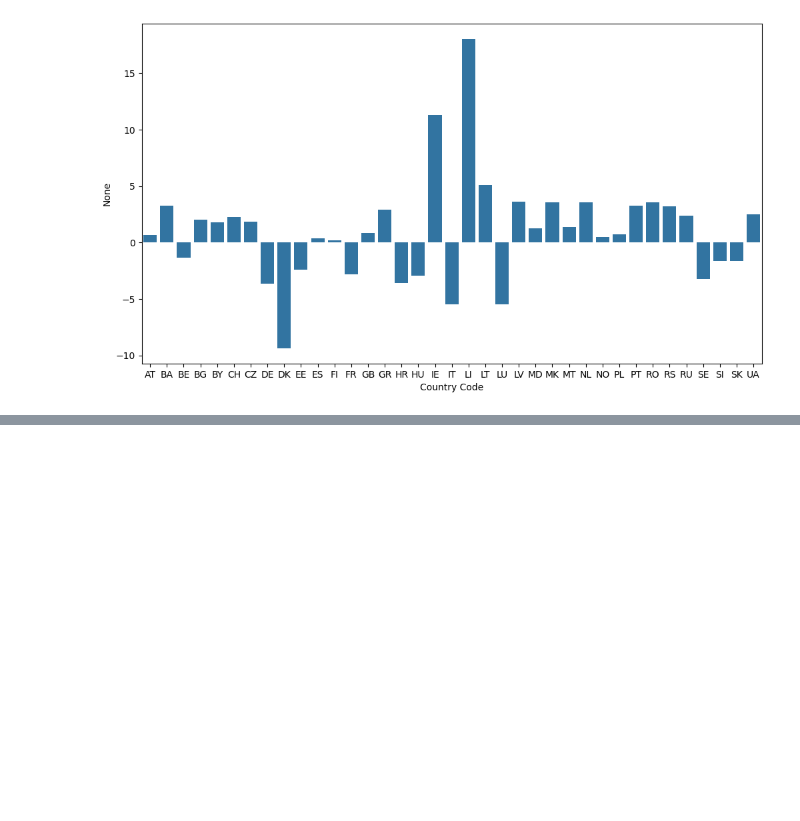
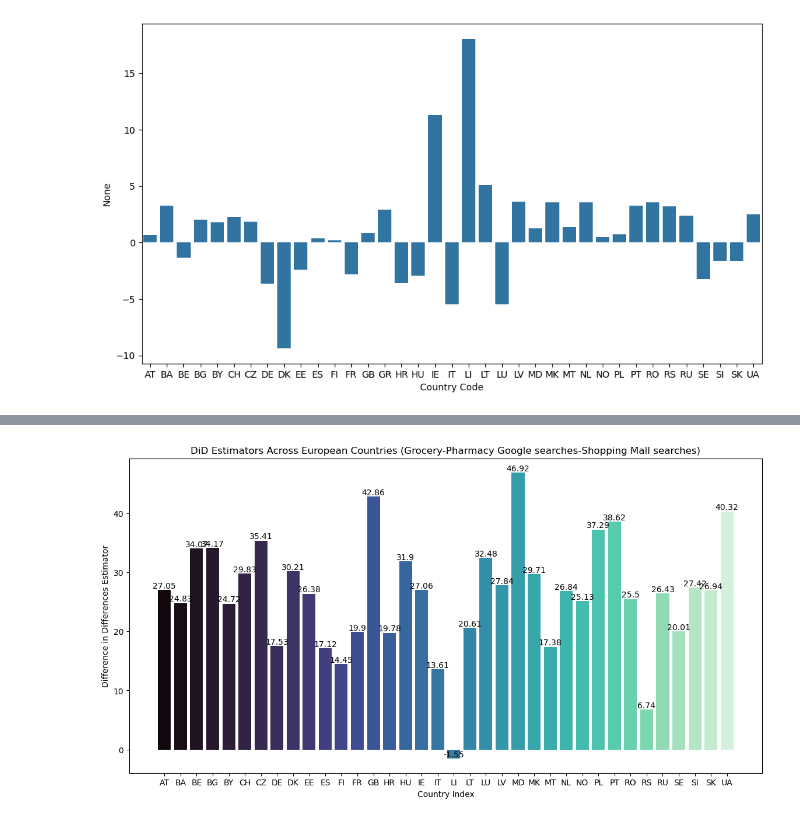
Before and after one commit to epfl-ada/ada-2023-project-bobeast, a Jupyter notebook: Mobility-PhysiologicalNeeds.ipynb, the cells around one changed output, grey strips where cells are left out. Cells and saved outputs as stored; diff of their text form; code cells hidden in the pictures; blank space fills up the shorter version.

```diff
--- a/Mobility-PhysiologicalNeeds.ipynb
+++ b/Mobility-PhysiologicalNeeds.ipynb
@@ -198,17 +195,3 @@ plt.subplots_adjust(top=0.96)
 plt.show()
 # %% [output]
 [figure]
-# %%
-for i in range(1, 37):
-    # Construct the variable name dynamically
-    var_name = 'df_' + str(i)
-
-    # Construct the file name
-    file_name = 'Europe-Physiological-GoogleTrends/multiTimeline (' + str(i) + ').csv'
-
-    # Read the CSV file into a dataframe and assign it to the dynamically generated variable
-    globals()[var_name] = pd.read_csv(file_name)
-
-concatenated_df = pd.concat([df_1, df_2])
-
-display(concatenated_df)
@@ -228,0 +202,69 @@ display(concatenated_df)
+# %%
+import statsmodels.api as sm
+
+did_estimators = []
+
+for i in range(1, 37):
+    # Construct the variable name dynamically
+    var_name = 'df_' + str(i)
+
+    # Construct the file name
+    file_name = 'Europe-Physiological-GoogleTrends/multiTimeline (' + str(i) + ').csv'
+
+    # Read the CSV file into a dataframe and assign it to the dynamically generated variable
+    globals()[var_name] = pd.read_csv(file_name, skiprows=1)
+
+    data = globals()[var_name]
+    df=data
+    df.columns = ['Week', 'Grocery store', 'Shopping mall', 'Pharmacy']
+
+    # Convert the 'Grocery store' and 'Pharmacy' columns to numeric, coercing any errors into NaN
+    df['Grocery store'] = pd.to_numeric(df['Grocery store'], errors='coerce')
+    df['Pharmacy'] = pd.to_numeric(df['Pharmacy'], errors='coerce')
+
+    # Make sure that 'Week' is a datetime type
+    df['Week'] = pd.to_datetime(df['Week'])
+
+    # Merge 'Grocery store' and 'Pharmacy' into a single column
+    df['Grocery_Pharmacy'] = (df['Grocery store'] + df['Pharmacy'])/2
+    # Define the pre-treatment and post-treatment periods
+    pre_treatment = df['Week'] < '2020-02'
+    post_treatment = df['Week'] >= '2020-02'
+
+    # Calculate the means for the numeric columns in the pre and post treatment periods
+    numeric_columns = ['Grocery store', 'Shopping mall', 'Pharmacy', 'Grocery_Pharmacy']
+    pre_means = df.loc[pre_treatment, numeric_columns].mean()
+    post_means = df.loc[post_treatment, numeric_columns].mean()
+
+    # Calculate the differences
+    diffs = post_means - pre_means
+
+    # The DiD estimator is the difference in these differences for the combined treatment group compared to the control group
+    did_combined = diffs['Grocery_Pharmacy'] - diffs['Shopping mall']
+
+    did_estimators.append(did_combined)
+
+
+# Create the figure and set its size
+plt.figure(figsize=(14, 7))
+
+# List of European countries
+European_Countries= ["AT", "BA", "BE", "BG", "BY", "CH", "CZ", "DE", "DK", "EE", "ES", "FI", "FR", "GB", "HR", "HU", "IE", "IT", "LI", "LT", "LU", "LV", "MD", "MK", "MT", "NL", "NO", "PL", "PT", "RO", "RS", "RU", "SE", "SI", "SK", "UA"]
+
+# Create a bar chart
+bars = plt.bar(European_Countries, did_estimators, color=sns.color_palette("mako", len(European_Countries)))
+
+# Adding labels and title
+plt.xlabel('Country Index')
+plt.ylabel('Difference in Differences Estimator')
+plt.title('DiD Estimators Across European Countries (Grocery-Pharmacy Google searches-Shopping Mall searches)')
+
+# Add value labels on each bar
+for bar in bars:
+    yval = bar.get_height()
+    plt.text(bar.get_x() + bar.get_width()/2, yval, round(yval, 2), ha='center', va='bottom')
+
+# Show the bar chart
+plt.show()
+# %% [output]
+[figure, added]
```
Also changed, not shown: parts of 4 cells of this notebook.
